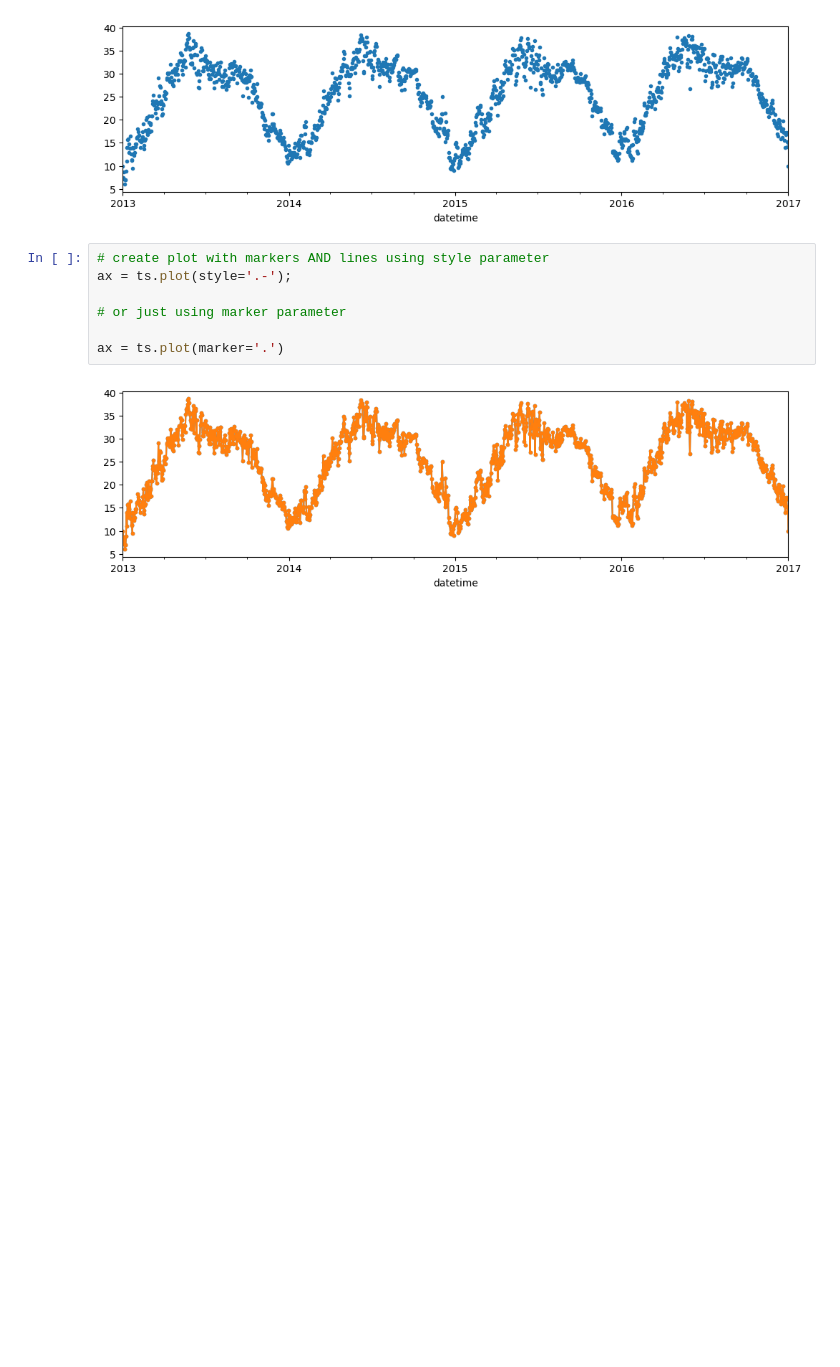
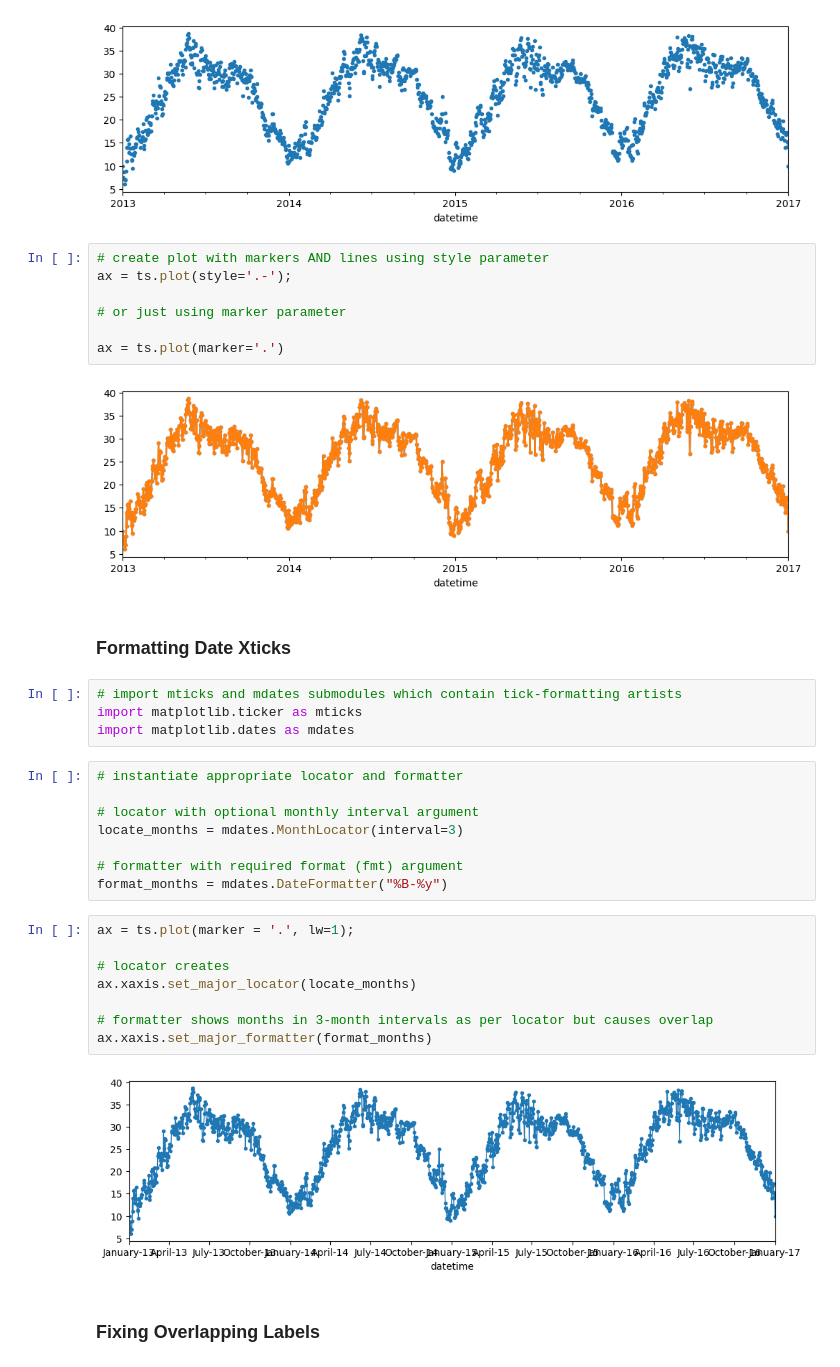
Before and after one commit to EhLeeOod/time-series, a Jupyter notebook: PRACTICE.ipynb, the cells around one changed output. Saved outputs shown, nothing was run; the diff lists cells and outputs as text; blank space fills up the shorter version.

Commit message:
create formatter and locator

```diff
--- a/PRACTICE.ipynb
+++ b/PRACTICE.ipynb
@@ -281,3 +281,29 @@ ax = ts.plot(style='.-');
 ax = ts.plot(marker='.')
 # %% [output]
 [figure]
+# %% [markdown]
+### Formatting Date Xticks
+# %%
+# import mticks and mdates submodules which contain tick-formatting artists
+import matplotlib.ticker as mticks
+import matplotlib.dates as mdates
+# %%
+# instantiate appropriate locator and formatter
+
+# locator with optional monthly interval argument
+locate_months = mdates.MonthLocator(interval=3)
+
+# formatter with required format (fmt) argument
+format_months = mdates.DateFormatter("%B-%y")
+# %%
+ax = ts.plot(marker = '.', lw=1);
+
+# locator creates
+ax.xaxis.set_major_locator(locate_months)
+
+# formatter shows months in 3-month intervals as per locator but causes overlap
+ax.xaxis.set_major_formatter(format_months)
+# %% [output]
+[figure, added]
+# %% [markdown]
+### Fixing Overlapping Labels
```
